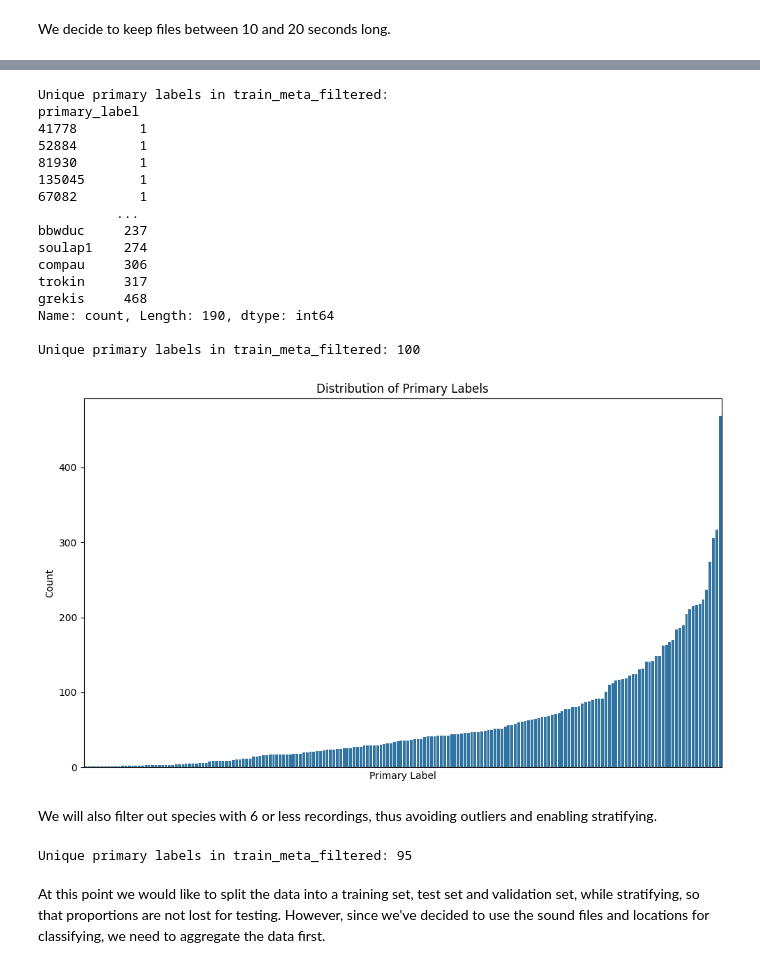
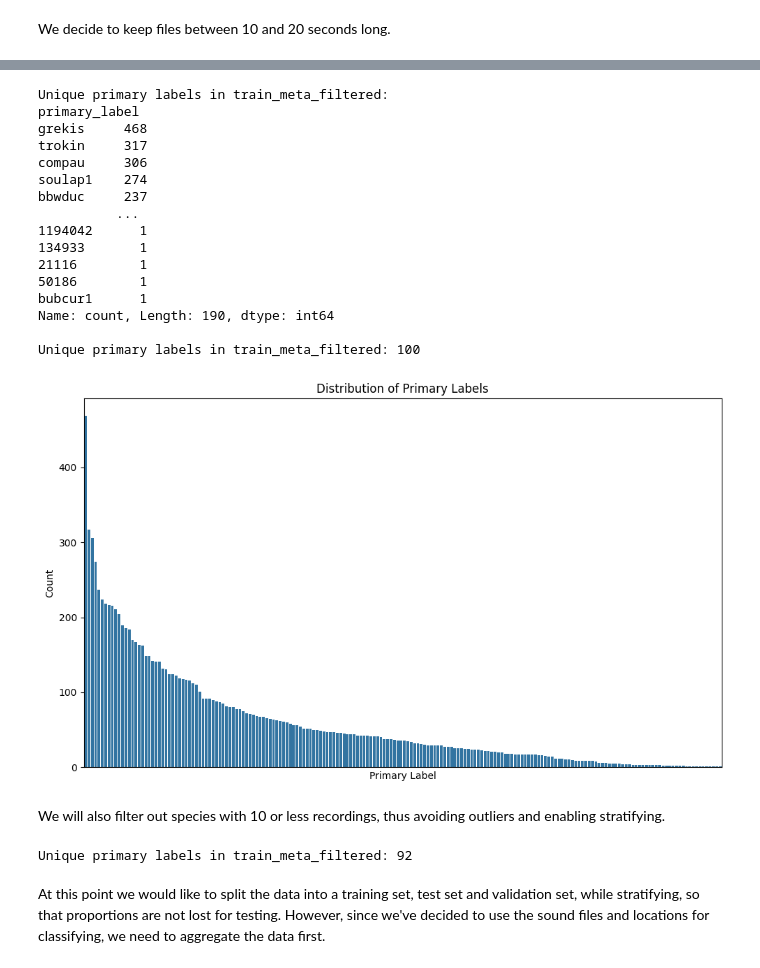
Before and after one commit to massmola/ml-assignments, a Jupyter notebook: Project/mlp-project.ipynb, the cells around one changed output, grey strips where cells are left out. Cells and saved outputs as stored; diff of their text form; code cells hidden in the pictures.

```diff
--- a/Project/mlp-project.ipynb
+++ b/Project/mlp-project.ipynb
@@ -317,49 +318,51 @@ Size after filtering: 11037
 # %%
 train_meta_filtered.to_csv('filtered_duration.csv')
+# %%
+train_meta_filtered = pd.read_csv('filtered_duration.csv')
 # %%
-label_distribution = train_meta_filtered['primary_label'].value_counts().sort_values()
+label_distribution = train_meta_filtered['primary_label'].value_counts()
 
 # print(label_distribution.value_counts(), "\n")
 print(f"Unique primary labels in train_meta_filtered: \n{label_distribution}\n")
 print(f"Unique primary labels in train_meta_filtered: {label_distribution.nunique()}")
 
 plt.figure(figsize=(10, 6))
 sns.barplot(x=label_distribution.index, y=label_distribution.values)
 plt.title('Distribution of Primary Labels')
 plt.xlabel('Primary Label')
 plt.ylabel('Count')
 plt.xticks([])
 plt.tight_layout()
 plt.show()
 # %% [output]
 Unique primary labels in train_meta_filtered:
 primary_label
-41778        1
-52884        1
-81930        1
-135045       1
-67082        1
+grekis     468
+trokin     317
+compau     306
+soulap1    274
+bbwduc     237
           ...
-bbwduc     237
-soulap1    274
-compau     306
-trokin     317
-grekis     468
+1194042      1
+134933       1
+21116        1
+50186        1
+bubcur1      1
 Name: count, Length: 190, dtype: int64
 
 Unique primary labels in train_meta_filtered: 100
-[figure, old version]
+[figure, new version]
 # %% [markdown]
-We will also filter out species with 6 or less recordings, thus avoiding outliers and enabling stratifying.
+We will also filter out species with 10 or less recordings, thus avoiding outliers and enabling stratifying.
 # %%
 label_counts = train_meta_filtered['primary_label'].value_counts()
-valid_labels = label_counts[label_counts >= 6].index
+valid_labels = label_counts[label_counts >= 10].index
 train_meta_filtered = train_meta_filtered[train_meta_filtered['primary_label'].isin(valid_labels)].reset_index(drop=True).copy()
 
 label_distribution = train_meta_filtered['primary_label'].value_counts()
 print(f"Unique primary labels in train_meta_filtered: {label_distribution.nunique()}")
 # %% [output]
-Unique primary labels in train_meta_filtered: 95
+Unique primary labels in train_meta_filtered: 92
 # %% [markdown]
 At this point we would like to split the data into a training set, test set and validation set, while stratifying, so that proportions are not lost for testing. However, since we've decided to use the sound files and locations for classifying, we need to aggregate the data first.
 # %% [markdown]
```
Also changed, not shown: parts of 19 cells of this notebook, 6 other files.
